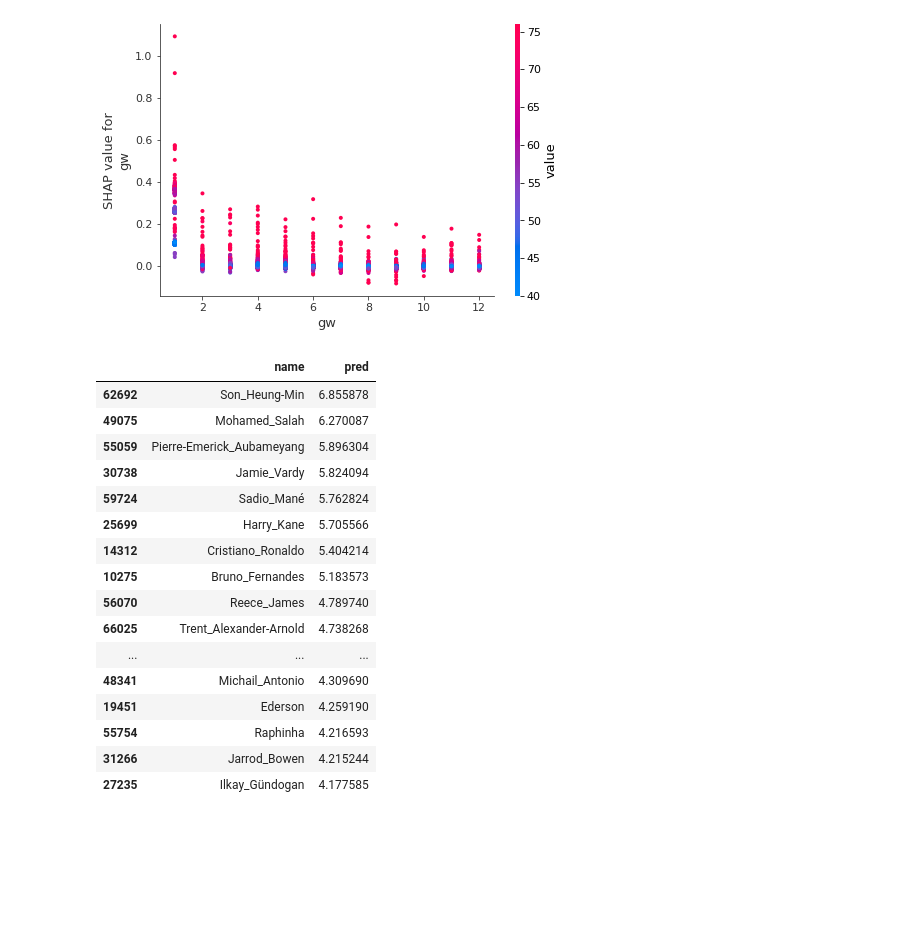
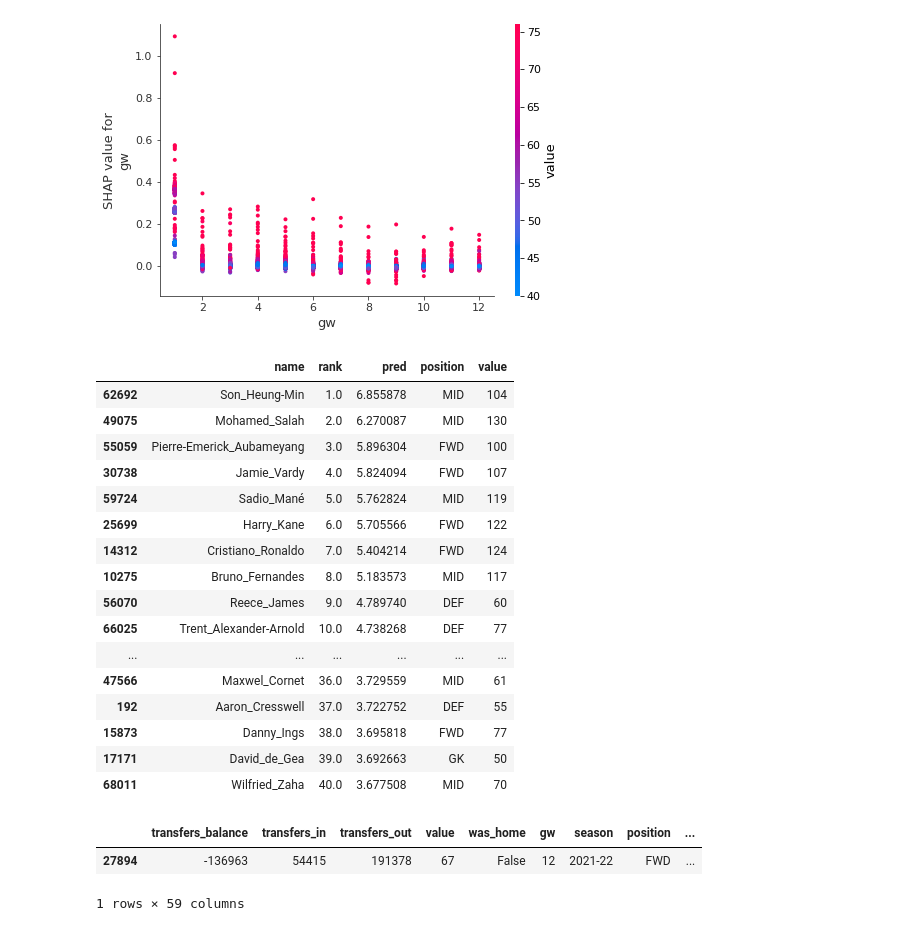
Before and after one commit to oli5679/FantasyFootball, a Jupyter notebook: 002-player-points-forecast.ipynb, the cells around one changed output. Saved outputs shown, nothing was run; the diff lists cells and outputs as text; code cells hidden in the pictures; blank space fills up the shorter version.

```diff
--- a/002-player-points-forecast.ipynb
+++ b/002-player-points-forecast.ipynb
@@ -272,23 +272,9 @@ Passing the fontdict parameter of _set_ticklabels() positionally is deprecated s
 _X_test = X_test.copy()
 _X_test['pred'] = reg_2.predict(X_test)
 _X_test['name'] = test.clean_name
+_X_test['position'] =test.position
+# %%
+latest = _X_test.drop_duplicates(subset=['name'],keep='last').copy()
+latest['rank'] = latest.pred.rank(ascending=False)
 # %%
-_X_test.drop_duplicates(subset=['name'],keep='last')[['name','pred']].sort_values(by='pred',ascending=False).head(20)
+top_40 = latest[['name','rank','pred','position','value',]].sort_values(by='pred',ascending=False).head(40)
-# %% [output]
-|  | name | pred |
-| 62692 | Son_Heung-Min | 6.855878 |
-| 49075 | Mohamed_Salah | 6.270087 |
-| 55059 | Pierre-Emerick_Aubameyang | 5.896304 |
-| 30738 | Jamie_Vardy | 5.824094 |
-| 59724 | Sadio_Mané | 5.762824 |
-| 25699 | Harry_Kane | 5.705566 |
-| 14312 | Cristiano_Ronaldo | 5.404214 |
-| 10275 | Bruno_Fernandes | 5.183573 |
-| 56070 | Reece_James | 4.789740 |
-| 66025 | Trent_Alexander-Arnold | 4.738268 |
-| ... | ... | ... |
-| 48341 | Michail_Antonio | 4.309690 |
-| 19451 | Ederson | 4.259190 |
-| 55754 | Raphinha | 4.216593 |
-| 31266 | Jarrod_Bowen | 4.215244 |
-| 27235 | Ilkay_Gündogan | 4.177585 |
@@ -294,0 +288,26 @@ _X_test.drop_duplicates(subset=['name'],keep='last')[['name','pred']].sort_value
+# %%
+top_40
+# %% [output]
+|  | name | rank | pred | position | value |
+| 62692 | Son_Heung-Min | 1.0 | 6.855878 | MID | 104 |
+| 49075 | Mohamed_Salah | 2.0 | 6.270087 | MID | 130 |
+| 55059 | Pierre-Emerick_Aubameyang | 3.0 | 5.896304 | FWD | 100 |
+| 30738 | Jamie_Vardy | 4.0 | 5.824094 | FWD | 107 |
+| 59724 | Sadio_Mané | 5.0 | 5.762824 | MID | 119 |
+| 25699 | Harry_Kane | 6.0 | 5.705566 | FWD | 122 |
+| 14312 | Cristiano_Ronaldo | 7.0 | 5.404214 | FWD | 124 |
+| 10275 | Bruno_Fernandes | 8.0 | 5.183573 | MID | 117 |
+| 56070 | Reece_James | 9.0 | 4.789740 | DEF | 60 |
+| 66025 | Trent_Alexander-Arnold | 10.0 | 4.738268 | DEF | 77 |
+| ... | ... | ... | ... | ... | ... |
+| 47566 | Maxwel_Cornet | 36.0 | 3.729559 | MID | 61 |
+| 192 | Aaron_Cresswell | 37.0 | 3.722752 | DEF | 55 |
+| 15873 | Danny_Ings | 38.0 | 3.695818 | FWD | 77 |
+| 17171 | David_de_Gea | 39.0 | 3.692663 | GK | 50 |
+| 68011 | Wilfried_Zaha | 40.0 | 3.677508 | MID | 70 |
+# %%
+sns.scatterplot(data=top_40, x='pred', y=
+# %% [output]
+|  | transfers_balance | transfers_in | transfers_out | value | was_home | gw | season | position | ... |
+| 27894 | -136963 | 54415 | 191378 | 67 | False | 12 | 2021-22 | FWD | ... |
+1 rows × 59 columns
```
Also changed, not shown: parts of 1 cell of this notebook, 2 other files.
